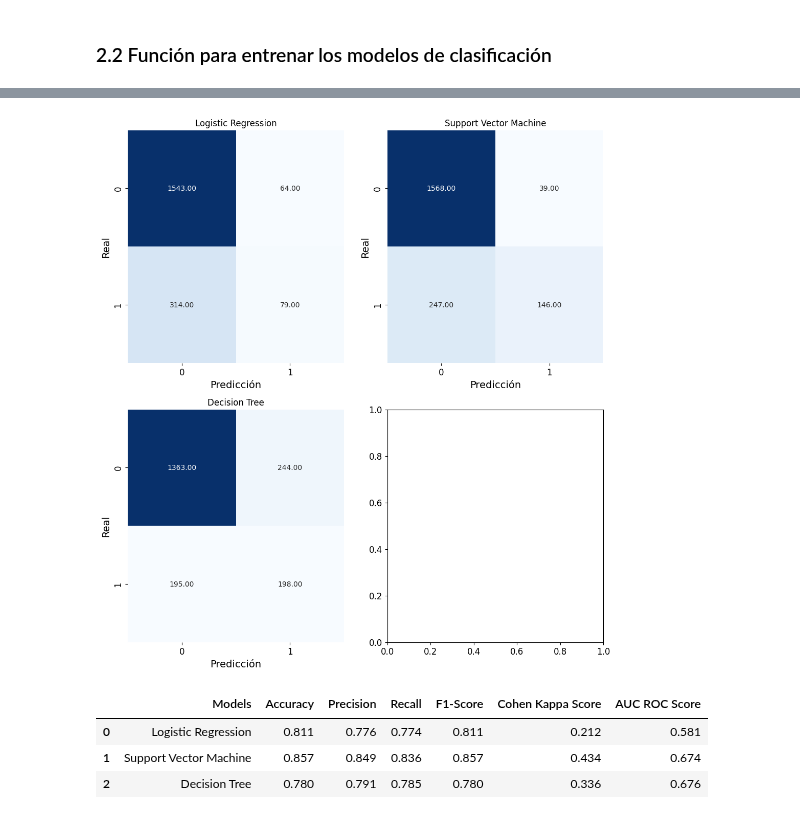
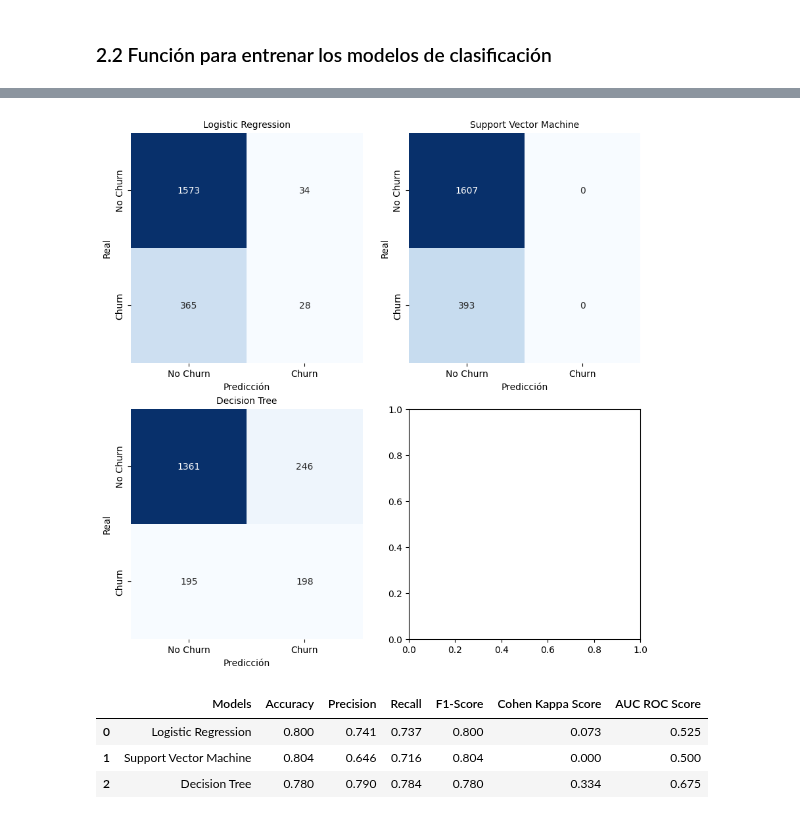
Before and after one commit to DiegoPaezA/IA_Examples, a Jupyter notebook: Regresion-Clasificación/Clasificación_Churn_Study.ipynb, the cells around one changed output, grey strips where cells are left out. Cells and saved outputs as stored; diff of their text form; code cells hidden in the pictures.

```diff
--- a/Regresion-Clasificación/Clasificación_Churn_Study.ipynb
+++ b/Regresion-Clasificación/Clasificación_Churn_Study.ipynb
@@ -33,9 +33,10 @@ import matplotlib as mpl
 import warnings
 
 warnings.filterwarnings("ignore")
-mpl.rc('axes', labelsize=14)
-mpl.rc('xtick', labelsize=12)
-mpl.rc('ytick', labelsize=12)
+mpl.rc('axes', labelsize=10)
+mpl.rc('xtick', labelsize=10)
+mpl.rc('ytick', labelsize=10)
+mpl.rc('axes', titlesize=10)
 
 # to make this notebook's output stable across runs
 np.random.seed(42)
@@ -108,0 +143,4 @@ plt.show()
+# %%
+# Clase objetivo Exited (1: Churn, 0: No Churn)
+ax=sns.countplot(data=datos, x='Exited')
+ax.bar_label(container=ax.containers[0], labels=datos['Exited'].value_counts())
@@ -199,0 +234,5 @@ X Train: (8000, 13), X Test: (2000, 13), y_train: (8000,), y_test: (2000,)
+# %%
+X_no_scaled = pd.DataFrame(X, columns = X.drop(["Geography", "Gender"], axis=1).columns)
+
+df_X_P1 = pd.concat([X_no_scaled, X_ohe], axis=1)
+df_X_P1.head()
@@ -275,6 +323,8 @@ def modelClas(model,xtrain,ytrain,xtest):
   return model_predic
 # %%
 def heatmapgraph(data):
-  ax = sns.heatmap(data, annot=True, fmt='.2f',cbar=False, cmap='Blues')
+  #1: Churn, 0: No Churn
+  ax = sns.heatmap(data, annot=True, fmt='d',xticklabels=['No Churn','Churn'],
+                 yticklabels=['No Churn','Churn'],cbar=False, cmap='Blues')
   ax.set_xlabel("Predicción")
   ax.set_ylabel("Real")
@@ -283,28 +339,28 @@ def heatmapgraph(data):
 # %%
-modelLR = LogisticRegression()
-modelSVC = SVC()
-modelDTC = DecisionTreeClassifier(random_state=0)
+X_train, X_test, y_train, y_test = train_test_split(df_X_P1, y, test_size=0.2, random_state=42)
 
-models=[modelLR,modelSVC,modelDTC]
-plt.subplots(2,2,figsize=(12,13))
+modelLR_1 = LogisticRegression()
+modelSVC_1 = SVC()
+modelDTC_1 = DecisionTreeClassifier(random_state=0)
+
+models=[modelLR_1,modelSVC_1,modelDTC_1]
+plt.subplots(2,2,figsize=(10,10))
 modelsNames = ["Logistic Regression","Support Vector Machine", "Decision Tree"]
 metricsResults = []
 
 for idx, model in enumerate(models):
   modelResults = modelClas(model,X_train,y_train,X_test)
   metrics = performanceCal(y_test,modelResults)
 
   metrics.insert(2,modelsNames[idx])
   metricsResults.append(metrics[2:])
 
   ax = plt.subplot(2,2,idx+1)
   ax.yaxis.set_ticklabels([])
   ax.set_title(modelsNames[idx])
   fig = heatmapgraph(metrics[0])
-
-  #print('Classification report - ' + modelsNames[idx] + ": \n"  ,metrics[1])
 # %% [output]
-[figure, old version]
+[figure, new version]
 # %%
 #create data
 data = [metricsResults[0],metricsResults[1],metricsResults[2]]
@@ -317,6 +373,6 @@ MC1_Results = pd.DataFrame(data=data, columns=col_names)
 MC1_Results
 # %% [output]
 |  | Models | Accuracy | Precision | Recall | F1-Score | Cohen Kappa Score | AUC ROC Score |
-| 0 | Logistic Regression | 0.811 | 0.776 | 0.774 | 0.811 | 0.212 | 0.581 |
-| 1 | Support Vector Machine | 0.857 | 0.849 | 0.836 | 0.857 | 0.434 | 0.674 |
-| 2 | Decision Tree | 0.780 | 0.791 | 0.785 | 0.780 | 0.336 | 0.676 |
+| 0 | Logistic Regression | 0.800 | 0.741 | 0.737 | 0.800 | 0.073 | 0.525 |
+| 1 | Support Vector Machine | 0.804 | 0.646 | 0.716 | 0.804 | 0.000 | 0.500 |
+| 2 | Decision Tree | 0.780 | 0.790 | 0.784 | 0.780 | 0.334 | 0.675 |
```
Also changed, not shown: parts of 23 cells of this notebook.
